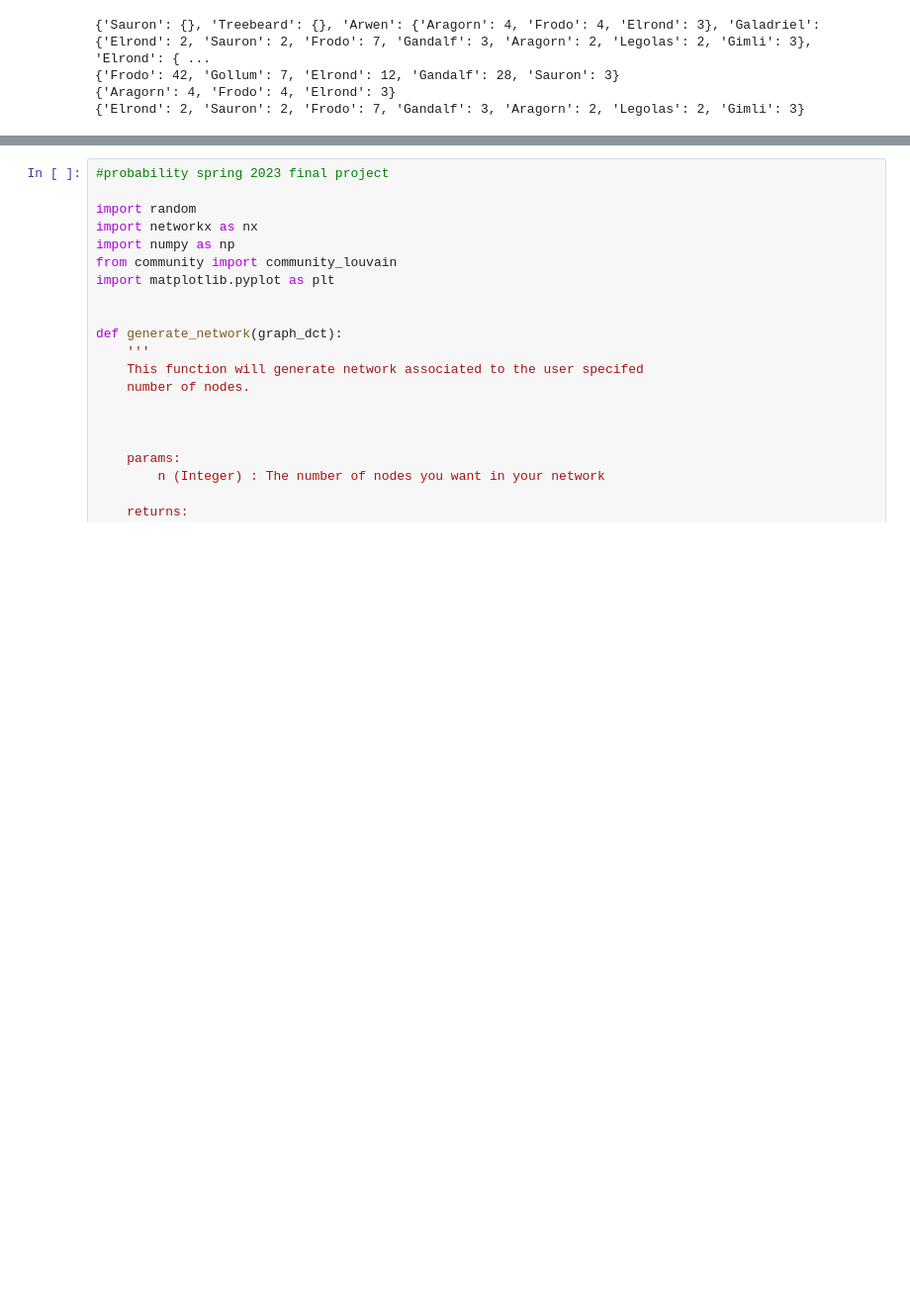
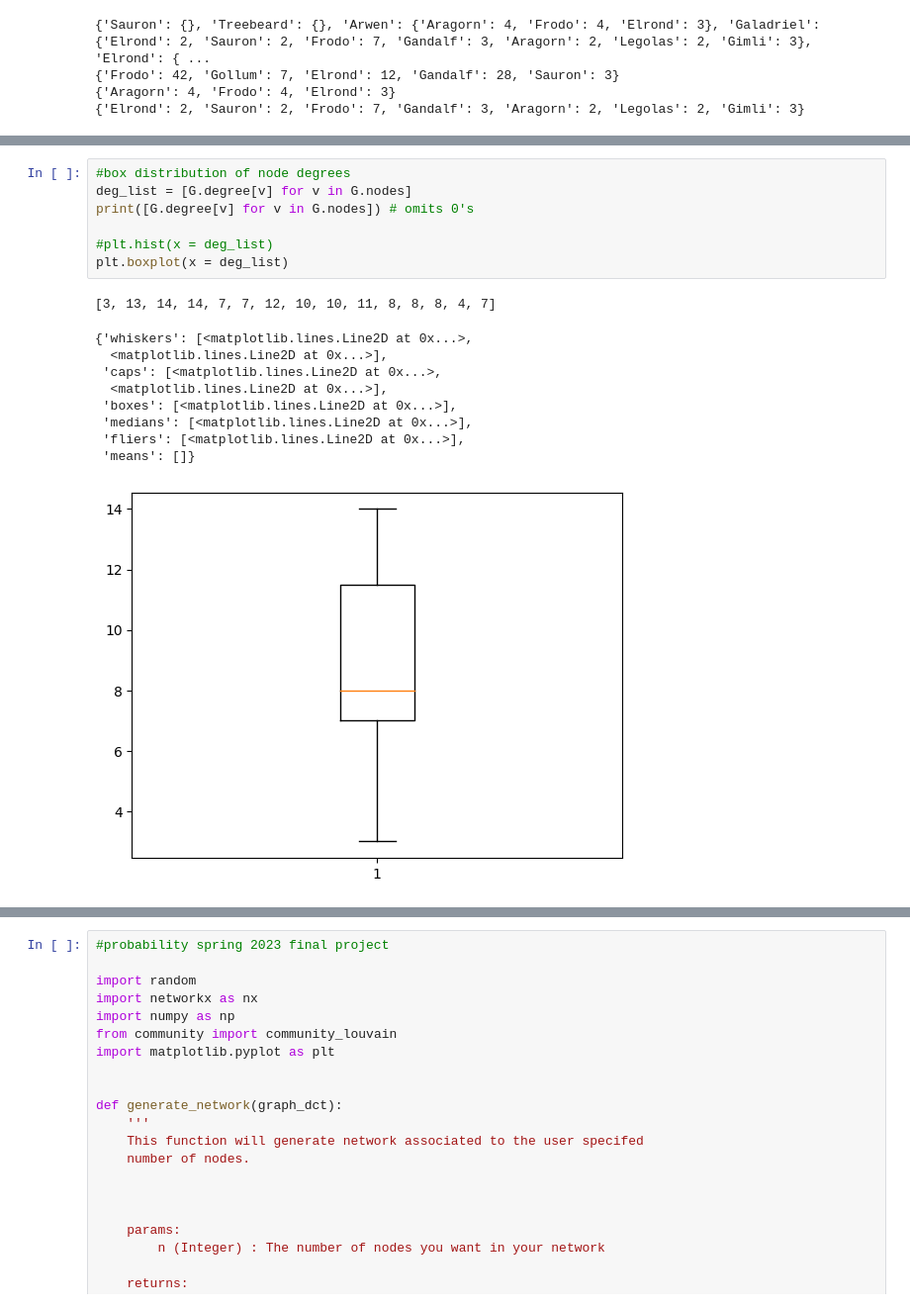
Before and after one commit to seohyeonlee2020/network_of_rings, a Jupyter notebook: network_of_thrones.ipynb, the cells around one changed output, grey strips where cells are left out. Shown at 99% size. Saved outputs shown, nothing was run; the diff lists cells and outputs as text; blank space fills up the shorter version.

```diff
--- a/network_of_thrones.ipynb
+++ b/network_of_thrones.ipynb
@@ -116 +143,19 @@ Gandalf Sauron 5
+# %%
+#box distribution of node degrees
+deg_list = [G.degree[v] for v in G.nodes]
+print([G.degree[v] for v in G.nodes]) # omits 0's
+
+#plt.hist(x = deg_list)
+plt.boxplot(x = deg_list)
+# %% [output]
+[3, 13, 14, 14, 7, 7, 12, 10, 10, 11, 8, 8, 8, 4, 7]
+{'whiskers': [<matplotlib.lines.Line2D at 0x...>,
+  <matplotlib.lines.Line2D at 0x...>],
+ 'caps': [<matplotlib.lines.Line2D at 0x...>,
+  <matplotlib.lines.Line2D at 0x...>],
+ 'boxes': [<matplotlib.lines.Line2D at 0x...>],
+ 'medians': [<matplotlib.lines.Line2D at 0x...>],
+ 'fliers': [<matplotlib.lines.Line2D at 0x...>],
+ 'means': []}
+[figure, added]
 # %%
```
Also changed, not shown: parts of 4 cells of this notebook.
